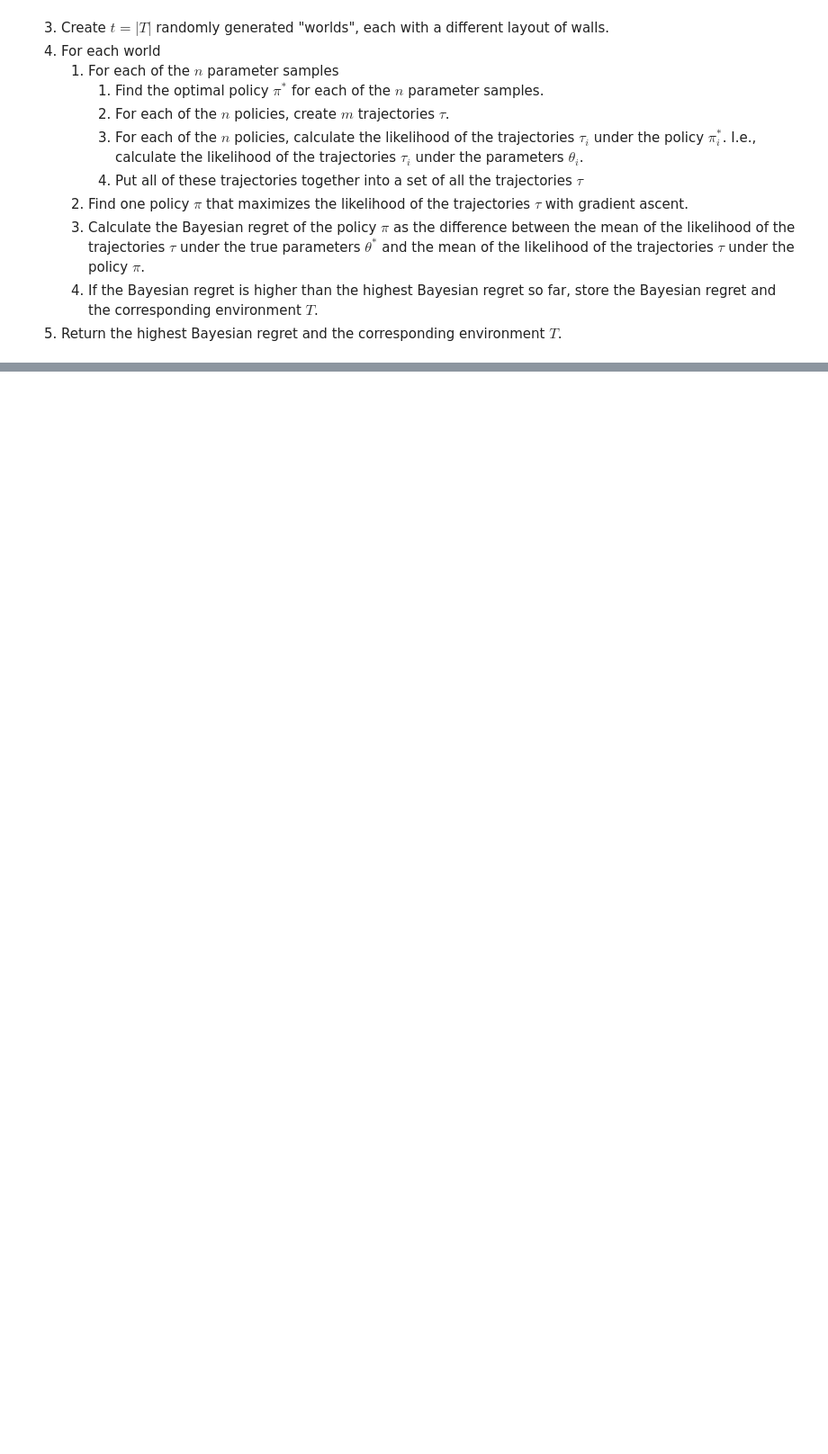
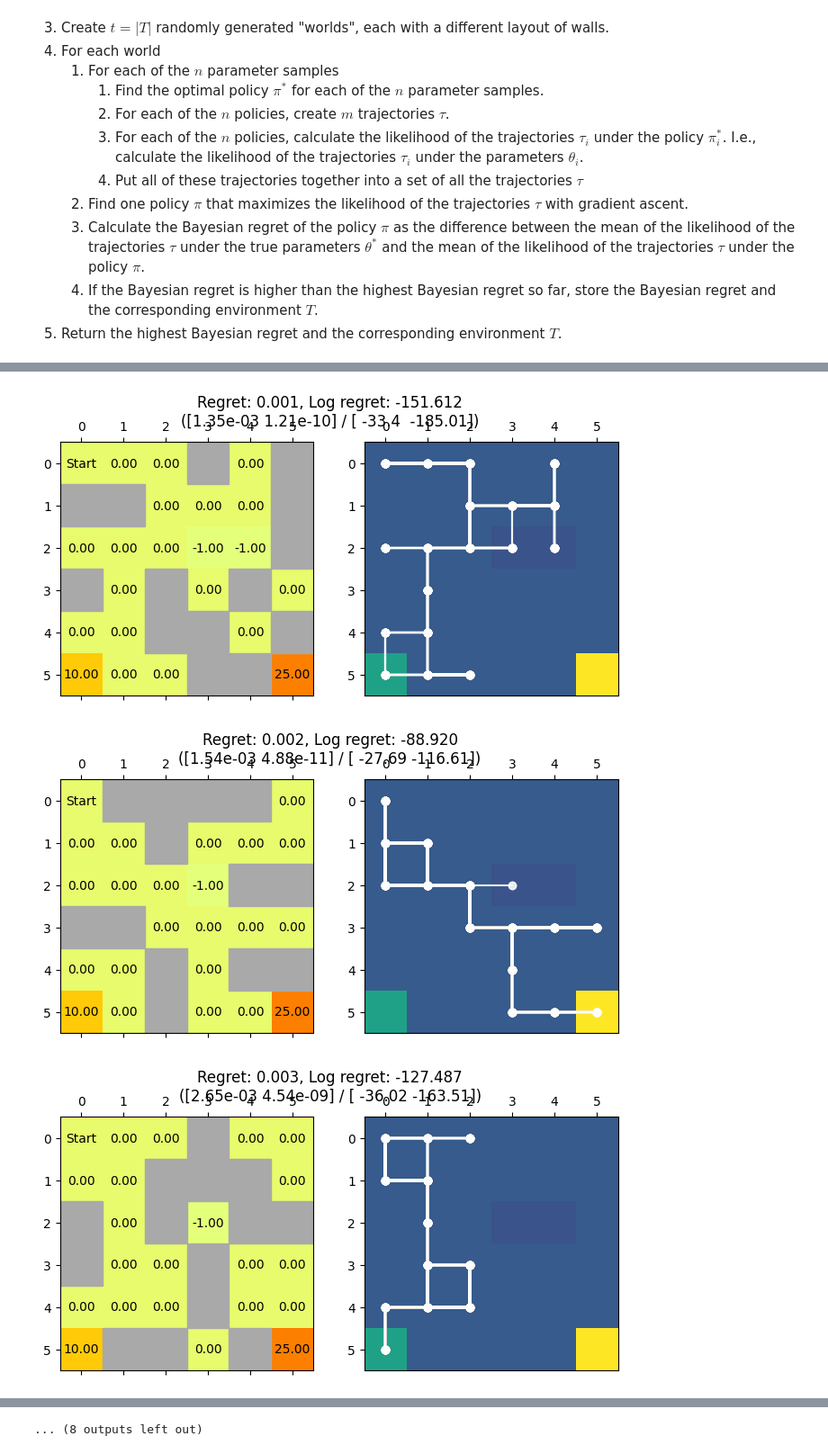
Before and after one commit to ankile/irl-environment-design, a Jupyter notebook: 03_la_value_iteration.ipynb, the cells around one changed output, grey strips where cells are left out. Shown at 90% size. Drawn from its saved outputs; the diff is of its cells as text; code cells hidden in the pictures; blank space fills up the shorter version.

```diff
--- a/03_la_value_iteration.ipynb
+++ b/03_la_value_iteration.ipynb
@@ -674,8 +710,8 @@ The procedure is as follows:
 # This function is a standin for the BIRL procedure that will create a proper posterior sampling
 def get_parameter_sample(n_samples):
     n_sqrt = int(np.sqrt(n_samples))
-    ps = np.linspace(0.01, 0.99, n_sqrt)
-    gammas = np.linspace(0.01, 0.99, n_sqrt)
+    ps = np.linspace(0.5, 0.999, n_sqrt)
+    gammas = np.linspace(0.5, 0.999, n_sqrt)
 
     return list(product(ps, gammas))
 # %%
@@ -686,6 +722,11 @@ class Environment:
         self.R = R
         self.T_true = T_true
         self.wall_states = wall_states
+
+        self.trajectories = None
+        self.regret = None
+        self.log_regret = None
+        self.max_likelihood_policy = None
 # %%
 from collections import deque
 
@@ -724,6 +765,7 @@ def is_terminal_reachable(T, goal_states):
 def get_candidate_environments(n_envs, N, M, T_true, R) -> list[Environment]:
     envs = []
     goal_states = np.where(R > 0)[0]
+    seen_walls = set()
 
     pbar = tqdm(desc="Generating candidate environments", total=n_envs)
 
@@ -735,6 +777,12 @@ def get_candidate_environments(n_envs, N, M, T_true, R) -> list[Environment]:
             T_true, n_walls=n_walls
         )
 
+        # Check if we've already seen this wall configuration
+        if tuple(sorted(wall_states)) in seen_walls:
+            continue
+
+        seen_walls.add(tuple(sorted(wall_states)))
+
         # Check if the terminal state is reachable
         if not is_terminal_reachable(T_candidate, goal_states):
             continue
@@ -872,0 +901,28 @@ for env in sorted(candidate_envs, key=lambda x: x.regret, reverse=False):
+# %%
+# 0. Setup
+## 0.1 Setup the experiment
+n_env_samples = 20
+n_posterior_samples = 10
+n_traj_per_sample = 20
+
+## 0.2 Setup the environment
+N, M = 6, 6
+n_states, n_actions = N * M, 4
+
+# Create a type of BigSmall world with a dangerous zone
+R = np.zeros((N, M))
+R[-1, 0] = 10
+R[-1, -1] = 25
+R[2, -2] = -1
+R[2, -3] = -1
+R = R.flatten()
+
+envs = environment_search(
+    N, M, R, n_env_samples, n_posterior_samples, n_traj_per_sample
+)
+
+plot_environments_with_regret(envs)
+# %% [output]
+[figure, added]
+[figure, added]
+[figure, added]
@@ -872,0 +938 @@ for env in sorted(candidate_envs, key=lambda x: x.regret, reverse=False):
+... (8 outputs left out)
```
Also changed, not shown: parts of 15 cells of this notebook.
